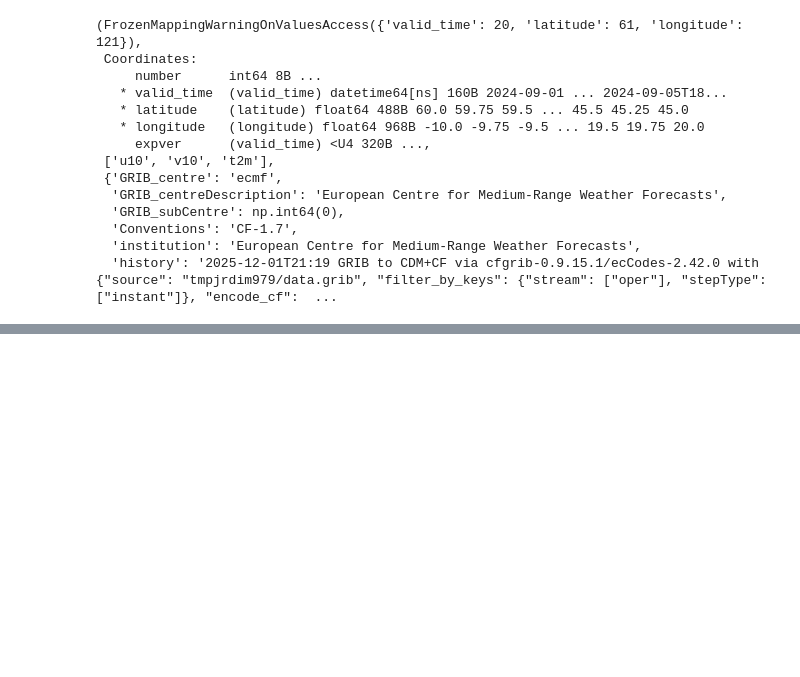
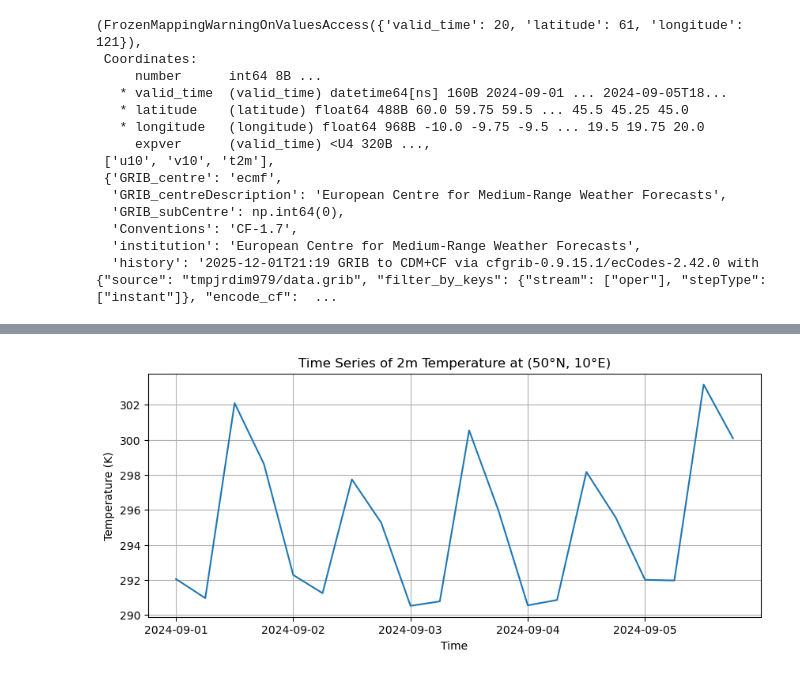
Before and after one commit to maschu09/earth-system-data-processing, a Jupyter notebook: data_access/hw1_pelinsu_era5.ipynb, the cells around one changed output, grey strips where cells are left out. Cells and saved outputs as stored; diff of their text form; code cells hidden in the pictures; blank space fills up the shorter version.

Commit message:
Finalize HW1 notebook: Basic plots and final data checks

```diff
--- a/data_access/hw1_pelinsu_era5.ipynb
+++ b/data_access/hw1_pelinsu_era5.ipynb
@@ -134,0 +157,20 @@ ds.dims, ds.coords, list(ds.data_vars), ds.attrs
+# %%
+import matplotlib.pyplot as plt
+
+# Select a representative location for a time series (near the center of the domain)
+lat0 = 50.0
+lon0 = 10.0
+
+# Select the nearest grid point in the dataset
+point = ds.sel(latitude=lat0, longitude=lon0, method="nearest")
+
+# ---- Plot 1: Time series of 2m temperature ----
+plt.figure(figsize=(10, 4))
+plt.plot(point.valid_time, point["t2m"])
+plt.title("Time Series of 2m Temperature at (50°N, 10°E)")
+plt.xlabel("Time")
+plt.ylabel("Temperature (K)")
+plt.grid(True)
+plt.show()
+# %% [output]
+[figure, added]
```
Also changed, not shown: parts of 9 cells of this notebook.
